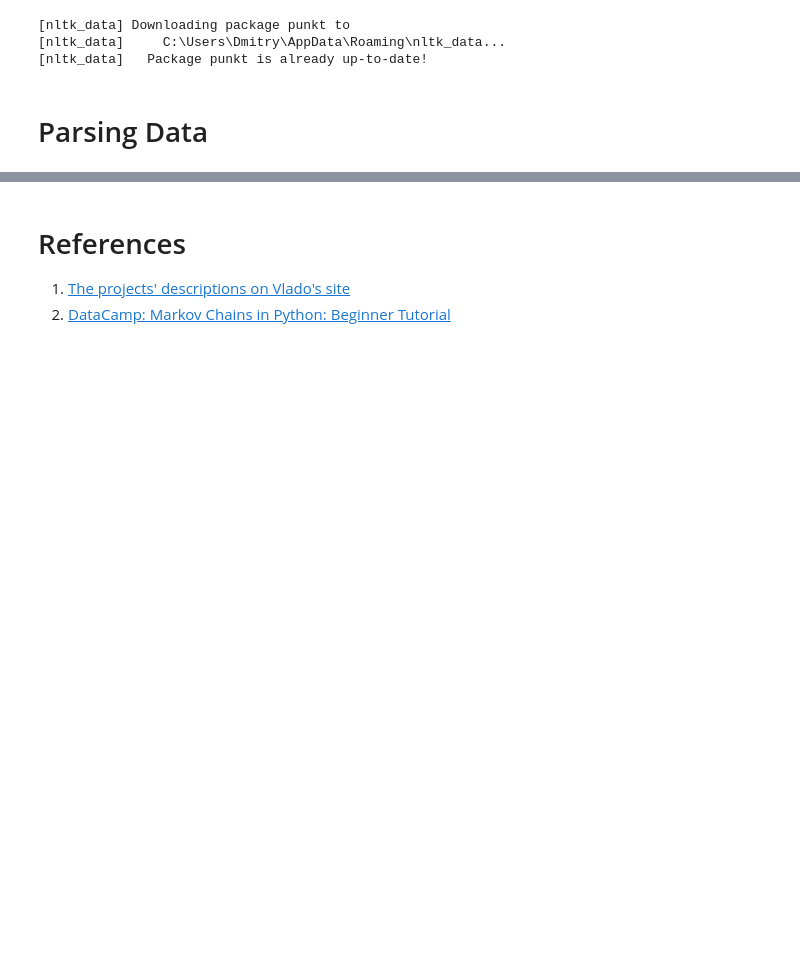
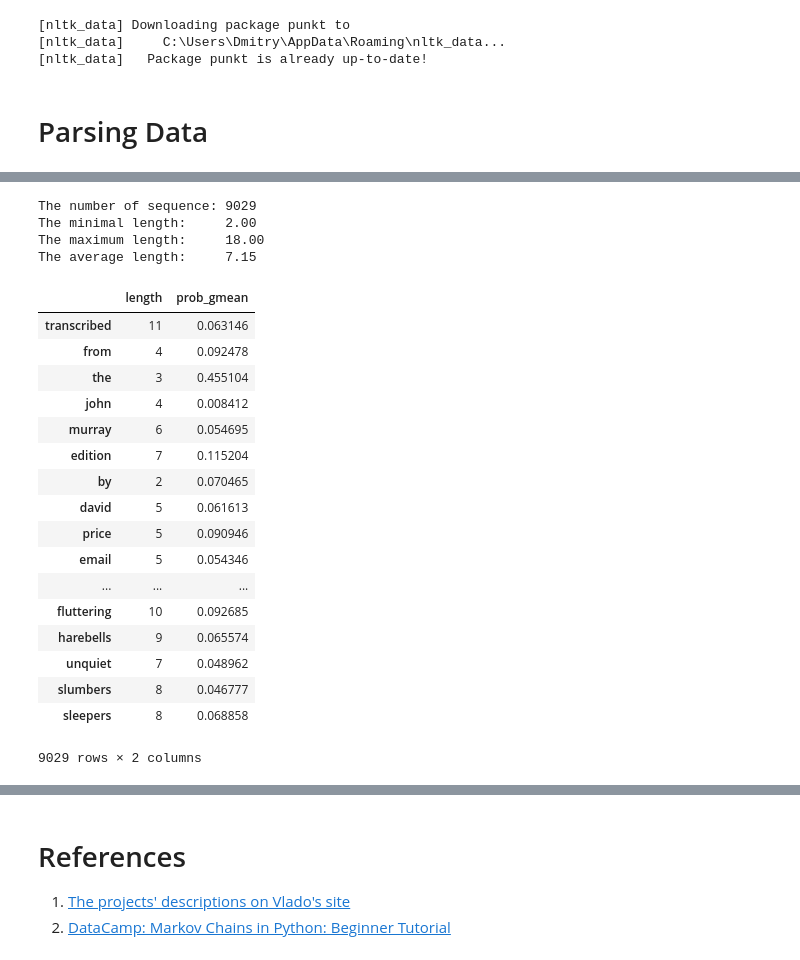
Before and after one commit to ddonetskov/masna, a Jupyter notebook: Net2/Project1/project_1.ipynb, the cells around one changed output, grey strips where cells are left out. Saved outputs shown, nothing was run; the diff lists cells and outputs as text; code cells hidden in the pictures; blank space fills up the shorter version.

Commit message:
Added the distribuion for the geometric means of probabilities

```diff
--- a/Net2/Project1/project_1.ipynb
+++ b/Net2/Project1/project_1.ipynb
@@ -182,0 +209,45 @@ nx.draw_shell(G, with_labels = True, node_size = 800, alpha = 0.7, arrows = True
+# %%
+S = pd.Series({k: len(k) for k, v in bw.items()}).to_frame().rename(columns = {0: 'length'})
+# %%
+print('The number of sequence: %d'   % len(S))
+print('The minimal length:     %.2f' % S['length'].min())
+print('The maximum length:     %.2f' % S['length'].max())
+print('The average length:     %.2f' % S['length'].mean())
+# %% [output]
+The number of sequence: 9029
+The minimal length:     2.00
+The maximum length:     18.00
+The average length:     7.15
+# %%
+# returns the vector of probabilities according to the transition matrix tm for s
+def tm_prob_vector(tm, s):
+    v = []
+    for i in range(len(s) - 1):
+        try:
+            v.append(tm.loc[s[i]][s[i+1]])
+        except KeyError:
+            raise ValueError('Some elements of %s does not belong to the set E' % s)
+    return(v)
+# %%
+S['prob_gmean'] = S.apply(lambda x: scipy.stats.mstats.gmean(tm_prob_vector(tm2, x.name)), axis = 1)
+# %%
+S
+# %% [output]
+|  | length | prob_gmean |
+| transcribed | 11 | 0.063146 |
+| from | 4 | 0.092478 |
+| the | 3 | 0.455104 |
+| john | 4 | 0.008412 |
+| murray | 6 | 0.054695 |
+| edition | 7 | 0.115204 |
+| by | 2 | 0.070465 |
+| david | 5 | 0.061613 |
+| price | 5 | 0.090946 |
+| email | 5 | 0.054346 |
+| ... | ... | ... |
+| fluttering | 10 | 0.092685 |
+| harebells | 9 | 0.065574 |
+| unquiet | 7 | 0.048962 |
+| slumbers | 8 | 0.046777 |
+| sleepers | 8 | 0.068858 |
+9029 rows × 2 columns
```
Also changed, not shown: parts of 14 cells of this notebook.
